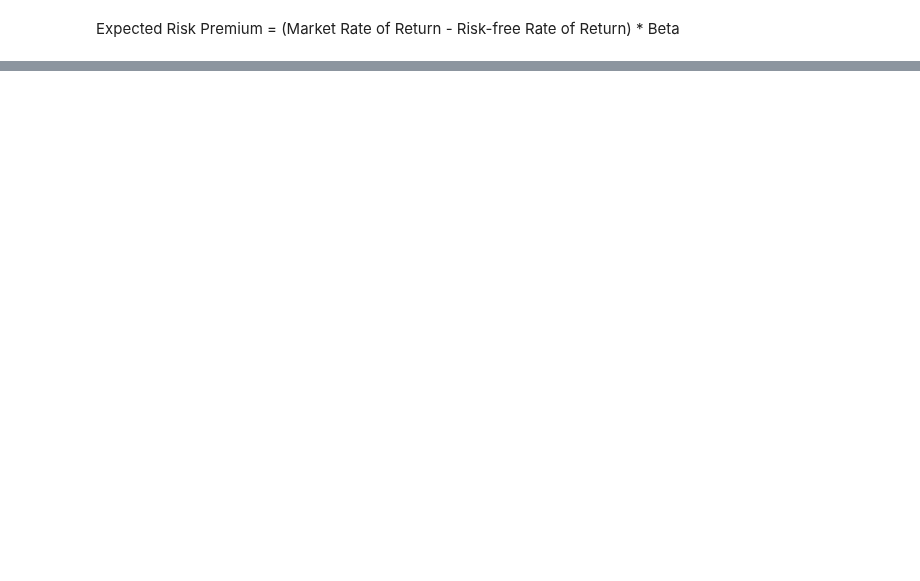
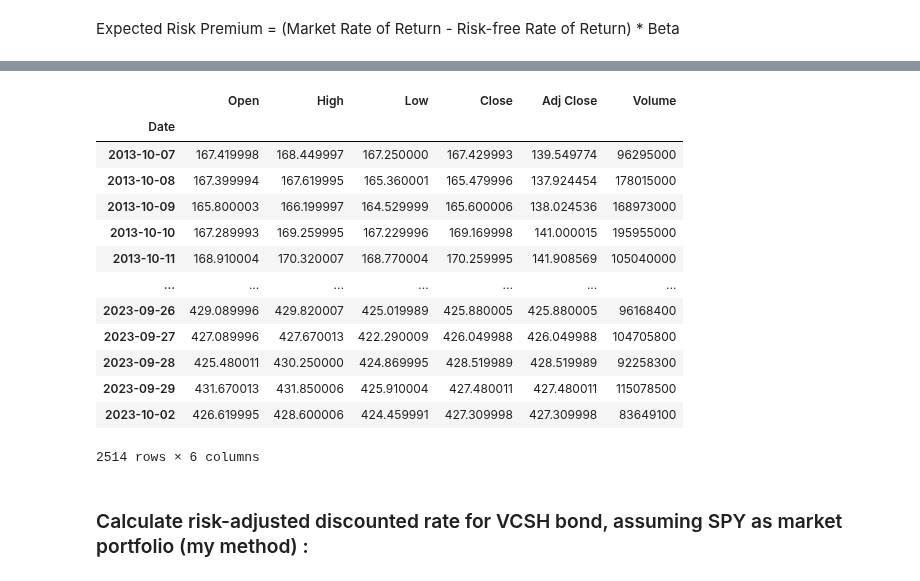
Before and after one commit to adevrent/wqu_mscfe, a Jupyter notebook: Financial Data/M5/L2.ipynb, the cells around one changed output, grey strips where cells are left out. Cells and saved outputs as stored; diff of their text form; code cells hidden in the pictures; blank space fills up the shorter version.

```diff
--- a/Financial Data/M5/L2.ipynb
+++ b/Financial Data/M5/L2.ipynb
@@ -453,0 +416,12 @@ risk_adjusted_discount_rate
+# %%
+# Vanguard Short-Term Corporate Bond Index Fund ETF Shares
+bond_fund_ticker = "VCSH"
+
+# Look at 10 years of data
+current_date = dt.today()
+past_date = dt.today() - timedelta(365 * 10)
+# Download data for the bond fund and the market
+market_data = yfin.download("SPY", past_date, current_date)  # the market S&P 500
+fund_data = yfin.download("VCSH", past_date, current_date)  # the bond fund VCSH
+
+fund_data.head()  # first few rows of the bond fund data
@@ -453,0 +438,19 @@ risk_adjusted_discount_rate
+# %%
+market_data  # first few rows of the SP500 data
+# %% [output]
+|  | Open | High | Low | Close | Adj Close | Volume |
+| Date |  |  |  |  |  |  |
+| 2013-10-07 | 167.419998 | 168.449997 | 167.250000 | 167.429993 | 139.549774 | 96295000 |
+| 2013-10-08 | 167.399994 | 167.619995 | 165.360001 | 165.479996 | 137.924454 | 178015000 |
+| 2013-10-09 | 165.800003 | 166.199997 | 164.529999 | 165.600006 | 138.024536 | 168973000 |
+| 2013-10-10 | 167.289993 | 169.259995 | 167.229996 | 169.169998 | 141.000015 | 195955000 |
+| 2013-10-11 | 168.910004 | 170.320007 | 168.770004 | 170.259995 | 141.908569 | 105040000 |
+| ... | ... | ... | ... | ... | ... | ... |
+| 2023-09-26 | 429.089996 | 429.820007 | 425.019989 | 425.880005 | 425.880005 | 96168400 |
+| 2023-09-27 | 427.089996 | 427.670013 | 422.290009 | 426.049988 | 426.049988 | 104705800 |
+| 2023-09-28 | 425.480011 | 430.250000 | 424.869995 | 428.519989 | 428.519989 | 92258300 |
+| 2023-09-29 | 431.670013 | 431.850006 | 425.910004 | 427.480011 | 427.480011 | 115078500 |
+| 2023-10-02 | 426.619995 | 428.600006 | 424.459991 | 427.309998 | 427.309998 | 83649100 |
+2514 rows × 6 columns
+# %% [markdown]
+### Calculate risk-adjusted discounted rate for VCSH bond, assuming SPY as market portfolio (my method) :
```
Also changed, not shown: parts of 15 cells of this notebook.
